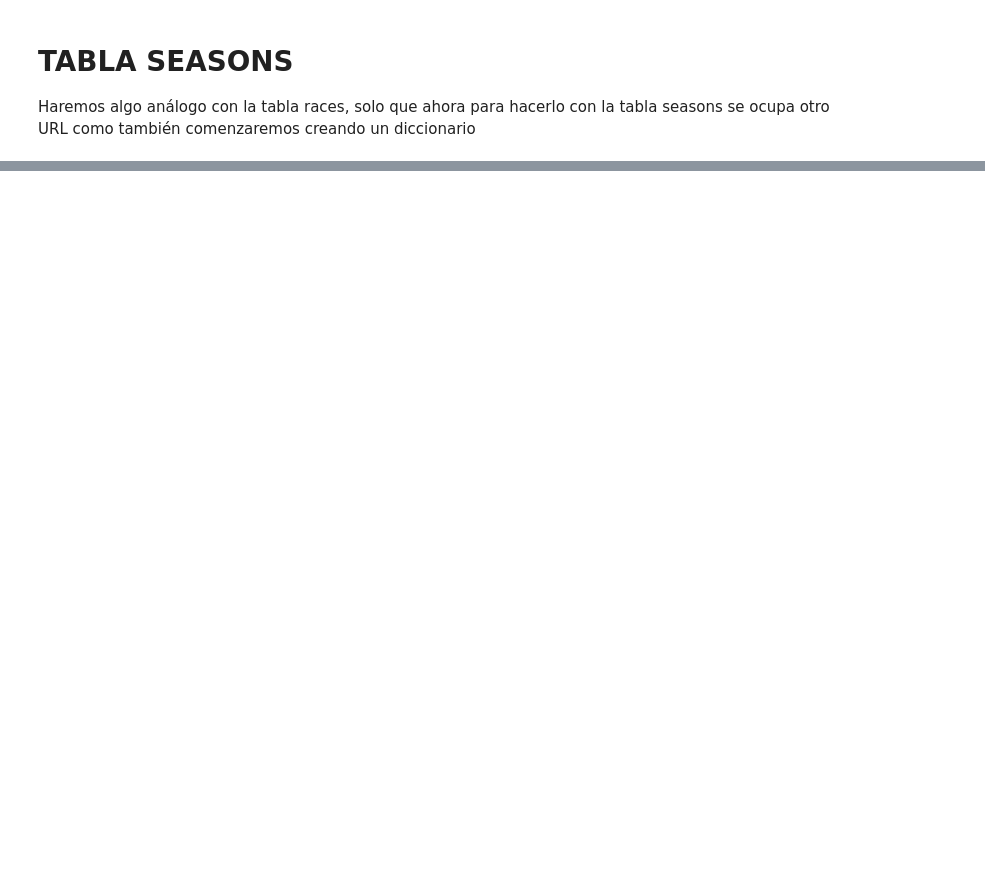
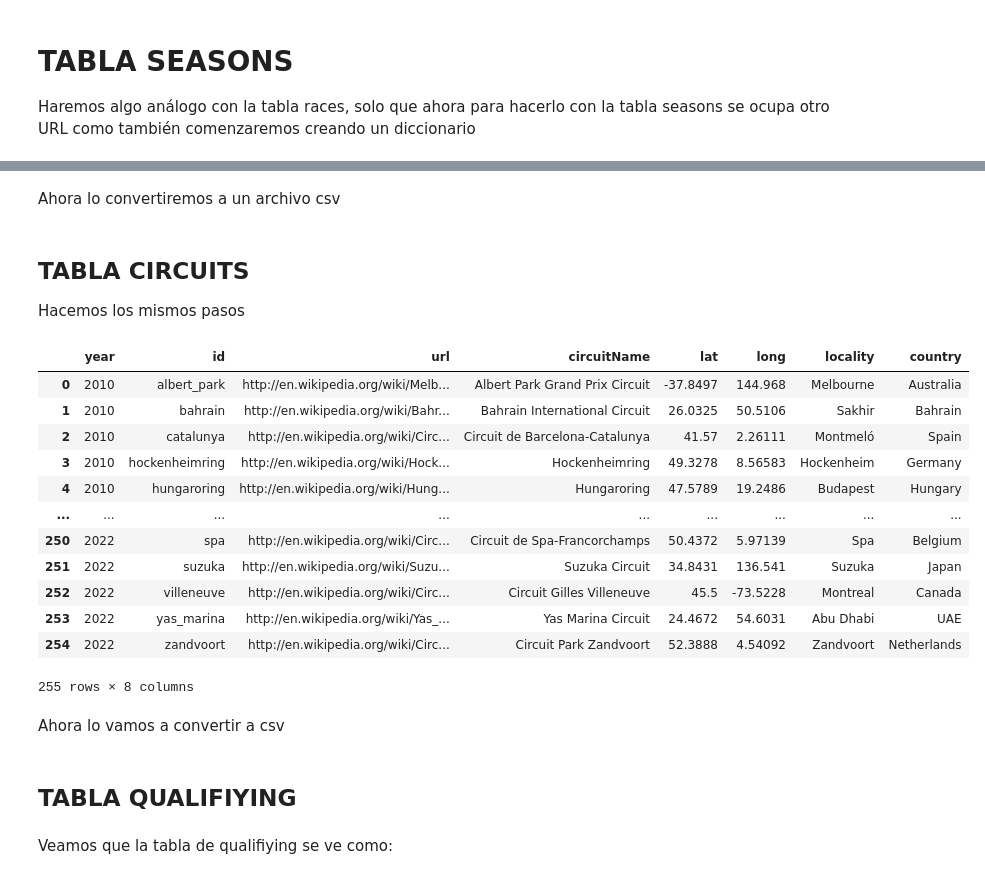
Before and after one commit to ItzuaZamora/formula-1-data, a Jupyter notebook: f1-analisis.ipynb, the cells around one changed output, grey strips where cells are left out. Saved outputs shown, nothing was run; the diff lists cells and outputs as text; code cells hidden in the pictures; blank space fills up the shorter version.

```diff
--- a/f1-analisis.ipynb
+++ b/f1-analisis.ipynb
@@ -234,0 +323,12 @@ pd.DataFrame(dict).to_csv("Seasons.csv", index = False)
+# %%
+for year in list(range(2010,2023)):
+    url = "http://ergast.com/api/f1/{}/constructors.json"
+    response = requests.get(url.format(year))
+    content=json.loads(response.content)
+
+    for item in content['MRData']["ConstructorTable"]["Constructors"]:
+        constructors["year"].append(year)
+        constructors["constructorId"].append(item["constructorId"])
+        constructors["url"].append(item["url"])
+        constructors["nombre"].append(item["name"])
+        constructors["nacionalidad"].append(item["nationality"])
@@ -234,0 +351,2 @@ pd.DataFrame(dict).to_csv("Seasons.csv", index = False)
+# %% [markdown]
+Ahora lo convertiremos a un archivo csv
@@ -234,0 +355,13 @@ pd.DataFrame(dict).to_csv("Seasons.csv", index = False)
+# %% [markdown]
+## TABLA CIRCUITS
+
+Hacemos los mismos pasos
+# %%
+circuits = {"year":[],
+            "id":[],
+           "url":[],
+           "circuitName":[],
+           "lat":[],
+           "long":[],
+           "locality":[],
+           "country":[]}
@@ -234,0 +384,18 @@ pd.DataFrame(dict).to_csv("Seasons.csv", index = False)
+# %%
+pd.DataFrame(circuits)
+# %% [output]
+|  | year | id | url | circuitName | lat | long | locality | country |
+| 0 | 2010 | albert_park | http://en.wikipedia.org/wiki/Melb... | Albert Park Grand Prix Circuit | -37.8497 | 144.968 | Melbourne | Australia |
+| 1 | 2010 | bahrain | http://en.wikipedia.org/wiki/Bahr... | Bahrain International Circuit | 26.0325 | 50.5106 | Sakhir | Bahrain |
+| 2 | 2010 | catalunya | http://en.wikipedia.org/wiki/Circ... | Circuit de Barcelona-Catalunya | 41.57 | 2.26111 | Montmeló | Spain |
+| 3 | 2010 | hockenheimring | http://en.wikipedia.org/wiki/Hock... | Hockenheimring | 49.3278 | 8.56583 | Hockenheim | Germany |
+| 4 | 2010 | hungaroring | http://en.wikipedia.org/wiki/Hung... | Hungaroring | 47.5789 | 19.2486 | Budapest | Hungary |
+| ... | ... | ... | ... | ... | ... | ... | ... | ... |
+| 250 | 2022 | spa | http://en.wikipedia.org/wiki/Circ... | Circuit de Spa-Francorchamps | 50.4372 | 5.97139 | Spa | Belgium |
+| 251 | 2022 | suzuka | http://en.wikipedia.org/wiki/Suzu... | Suzuka Circuit | 34.8431 | 136.541 | Suzuka | Japan |
+| 252 | 2022 | villeneuve | http://en.wikipedia.org/wiki/Circ... | Circuit Gilles Villeneuve | 45.5 | -73.5228 | Montreal | Canada |
+| 253 | 2022 | yas_marina | http://en.wikipedia.org/wiki/Yas_... | Yas Marina Circuit | 24.4672 | 54.6031 | Abu Dhabi | UAE |
+| 254 | 2022 | zandvoort | http://en.wikipedia.org/wiki/Circ... | Circuit Park Zandvoort | 52.3888 | 4.54092 | Zandvoort | Netherlands |
+255 rows × 8 columns
+# %% [markdown]
+Ahora lo vamos a convertir a csv
@@ -234,0 +404,4 @@ pd.DataFrame(dict).to_csv("Seasons.csv", index = False)
+# %% [markdown]
+## TABLA QUALIFIYING
+# %% [markdown]
+Veamos que la tabla de qualifiying se ve como:
```
Also changed, not shown: parts of 39 cells of this notebook.
